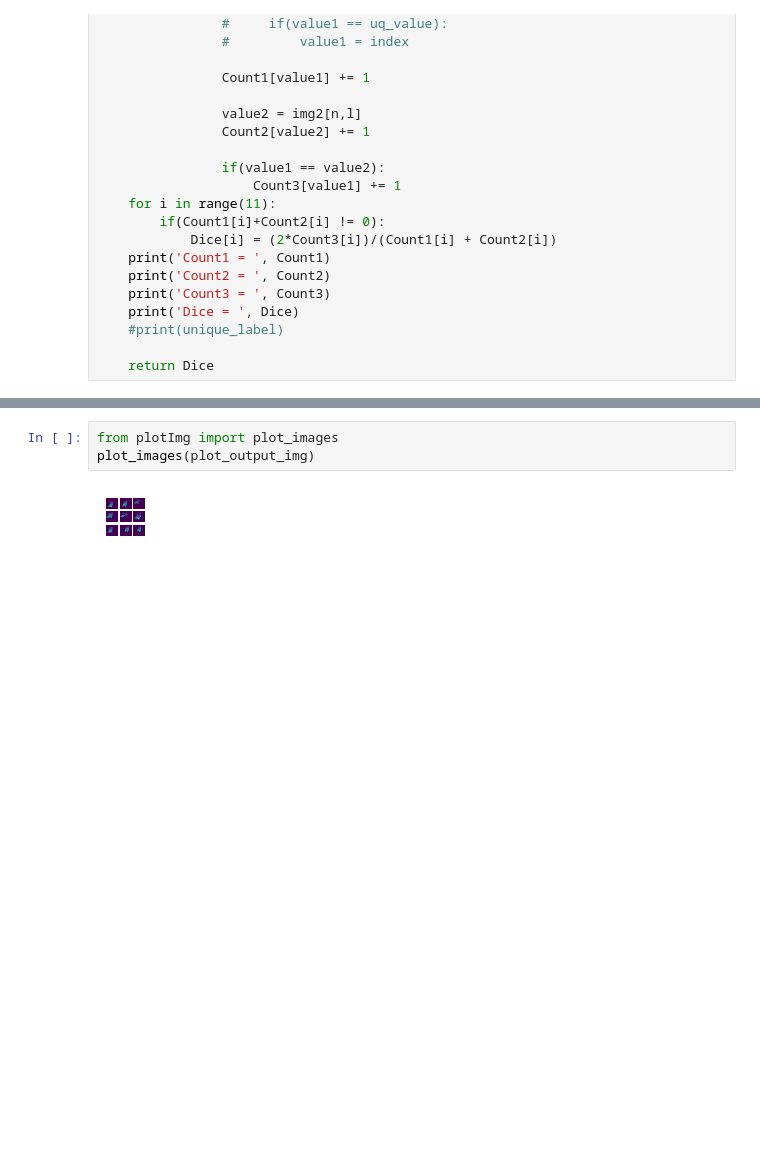
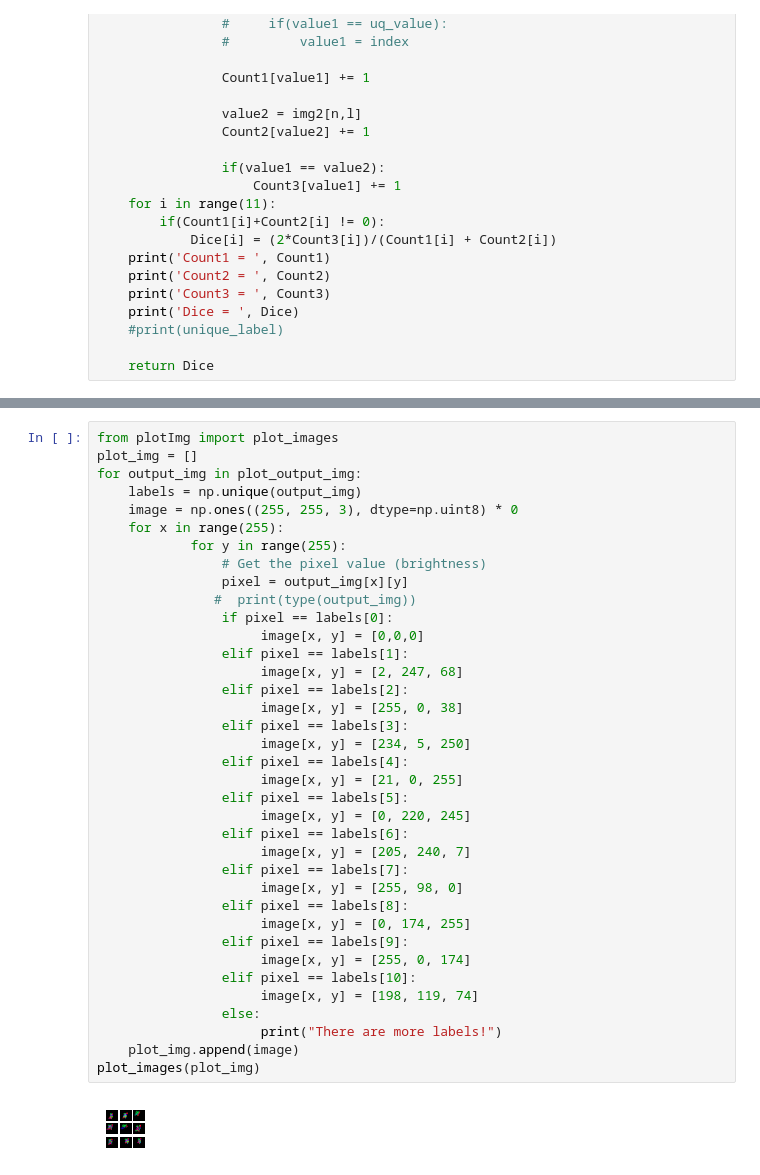
Before and after one commit to Eric-IIP/cervicalResearchIIP, a Jupyter notebook: Main_without_Annealing.ipynb, the cells around one changed output, grey strips where cells are left out. Saved outputs shown, nothing was run; the diff lists cells and outputs as text; blank space fills up the shorter version.

Commit message:
some edit in the dice cal and plotting

```diff
--- a/Main_without_Annealing.ipynb
+++ b/Main_without_Annealing.ipynb
@@ -897,8 +866,42 @@ Count1 =  [526749, 14758, 8308, 5228, 3541, 4589, 3981, 4396, 3592, 7920, 2163]
 Count2 =  [522174, 9890, 6688, 7254, 4935, 6488, 4909, 6581, 4882, 7016, 4408]
 Count3 =  [511962, 7764, 4607, 3635, 2743, 3128, 2374, 2840, 1717, 4092, 1336]
 Dice =  [0.9761669827051175, 0.6299902629016553, 0.6144305148039477, 0.5824387117449127, 0.647239263803681, 0.5647738557371129, 0.5340832395950507, 0.5174455680058304, 0.4052395562898277, 0.5479378682 ...
-# %%
-from plotImg import plot_images
-plot_images(plot_output_img)
-# %% [output]
-[figure, removed]
+# %%
+from plotImg import plot_images
+plot_img = []
+for output_img in plot_output_img:
+    labels = np.unique(output_img)
+    image = np.ones((255, 255, 3), dtype=np.uint8) * 0
+    for x in range(255):
+            for y in range(255):
+                # Get the pixel value (brightness)
+                pixel = output_img[x][y]
+               #  print(type(output_img))
+                if pixel == labels[0]:
+                     image[x, y] = [0,0,0]
+                elif pixel == labels[1]:
+                     image[x, y] = [2, 247, 68]
+                elif pixel == labels[2]:
+                     image[x, y] = [255, 0, 38]
+                elif pixel == labels[3]:
+                     image[x, y] = [234, 5, 250]
+                elif pixel == labels[4]:
+                     image[x, y] = [21, 0, 255]
+                elif pixel == labels[5]:
+                     image[x, y] = [0, 220, 245]
+                elif pixel == labels[6]:
+                     image[x, y] = [205, 240, 7]
+                elif pixel == labels[7]:
+                     image[x, y] = [255, 98, 0]
+                elif pixel == labels[8]:
+                     image[x, y] = [0, 174, 255]
+                elif pixel == labels[9]:
+                     image[x, y] = [255, 0, 174]
+                elif pixel == labels[10]:
+                     image[x, y] = [198, 119, 74]
+                else:
+                     print("There are more labels!")
+    plot_img.append(image)
+plot_images(plot_img)
+# %% [output]
+[figure, added]
```
Also changed, not shown: parts of 1 cell of this notebook.
